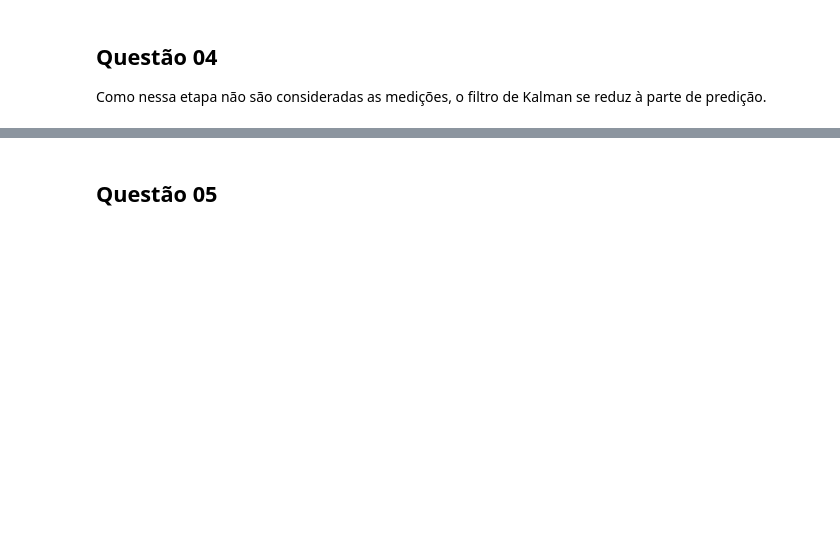
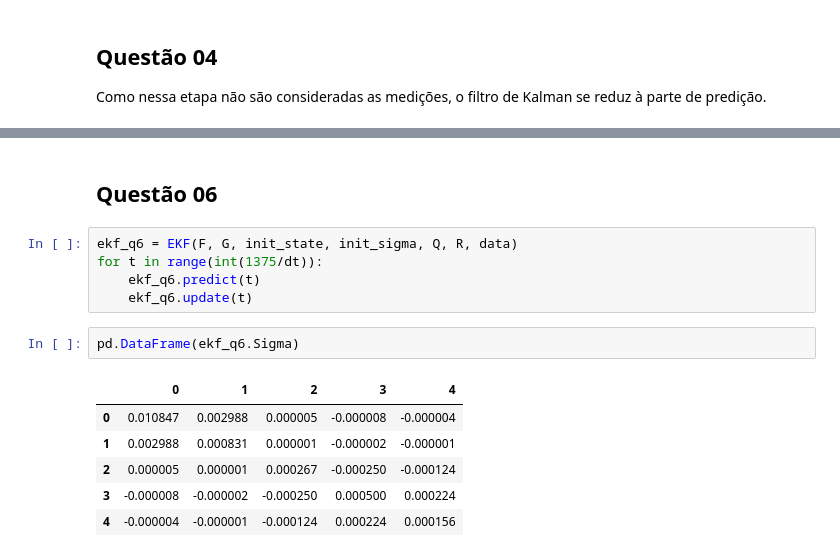
Before and after one commit to LucasHattoriCosta/PMR3502, a Jupyter notebook: ep1.ipynb, the cells around one changed output, grey strips where cells are left out. Cells and saved outputs as stored; diff of their text form; blank space fills up the shorter version.

```diff
--- a/ep1.ipynb
+++ b/ep1.ipynb
@@ -156,2 +179,16 @@ array([[ 3.07422492, -1.15359092,  3.75268398,  0.        ,  0.        ],
 # %% [markdown]
-## Questão 05
+## Questão 06
+# %%
+ekf_q6 = EKF(F, G, init_state, init_sigma, Q, R, data)
+for t in range(int(1375/dt)):
+    ekf_q6.predict(t)
+    ekf_q6.update(t)
+# %%
+pd.DataFrame(ekf_q6.Sigma)
+# %% [output]
+|  | 0 | 1 | 2 | 3 | 4 |
+| 0 | 0.010847 | 0.002988 | 0.000005 | -0.000008 | -0.000004 |
+| 1 | 0.002988 | 0.000831 | 0.000001 | -0.000002 | -0.000001 |
+| 2 | 0.000005 | 0.000001 | 0.000267 | -0.000250 | -0.000124 |
+| 3 | -0.000008 | -0.000002 | -0.000250 | 0.000500 | 0.000224 |
+| 4 | -0.000004 | -0.000001 | -0.000124 | 0.000224 | 0.000156 |
```
Also changed, not shown: parts of 8 cells of this notebook, 4 other files.
